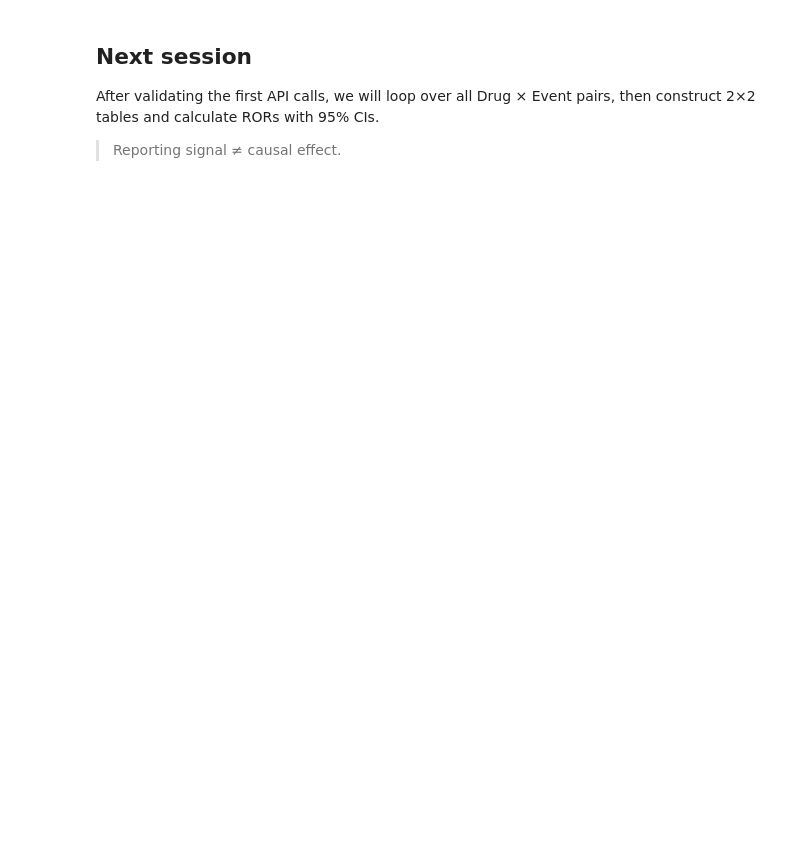
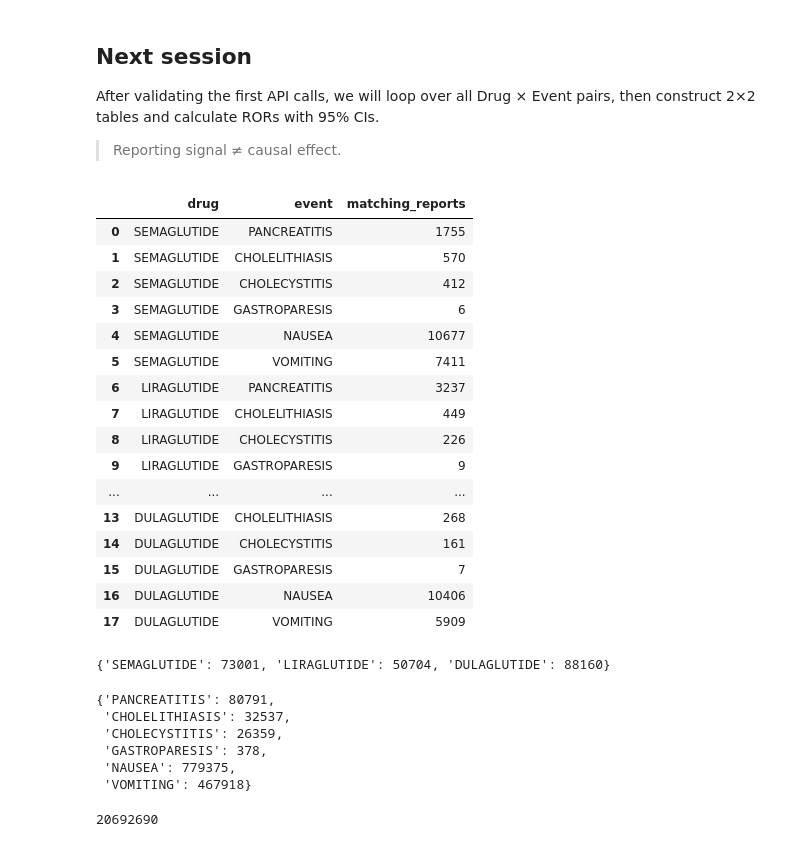
Before and after one commit to Majed-MD-AI/GLP1-Real-World-Drug-Safety, a Jupyter notebook: 01_openfda_data.ipynb, the cells around one changed output. Saved outputs shown, nothing was run; the diff lists cells and outputs as text; code cells hidden in the pictures; blank space fills up the shorter version.

```diff
--- a/01_openfda_data.ipynb
+++ b/01_openfda_data.ipynb
@@ -42,3 +51,82 @@ drug_event_query
 After validating the first API calls, we will loop over all Drug × Event pairs, then construct 2×2 tables and calculate RORs with 95% CIs.
 
 > Reporting signal ≠ causal effect.
+# %%
+rows = []
+
+for drug in DRUGS:
+    for event in EVENTS:
+        query = (
+            f'patient.drug.openfda.generic_name:"{drug}" '
+            f'AND patient.reaction.reactionmeddrapt:"{event}"'
+        )
+
+        count = get_total(query)
+
+        rows.append({
+            "drug": drug,
+            "event": event,
+            "matching_reports": count
+        })
+
+summary = pd.DataFrame(rows)
+summary
+# %% [output]
+|  | drug | event | matching_reports |
+| 0 | SEMAGLUTIDE | PANCREATITIS | 1755 |
+| 1 | SEMAGLUTIDE | CHOLELITHIASIS | 570 |
+| 2 | SEMAGLUTIDE | CHOLECYSTITIS | 412 |
+| 3 | SEMAGLUTIDE | GASTROPARESIS | 6 |
+| 4 | SEMAGLUTIDE | NAUSEA | 10677 |
+| 5 | SEMAGLUTIDE | VOMITING | 7411 |
+| 6 | LIRAGLUTIDE | PANCREATITIS | 3237 |
+| 7 | LIRAGLUTIDE | CHOLELITHIASIS | 449 |
+| 8 | LIRAGLUTIDE | CHOLECYSTITIS | 226 |
+| 9 | LIRAGLUTIDE | GASTROPARESIS | 9 |
+| ... | ... | ... | ... |
+| 13 | DULAGLUTIDE | CHOLELITHIASIS | 268 |
+| 14 | DULAGLUTIDE | CHOLECYSTITIS | 161 |
+| 15 | DULAGLUTIDE | GASTROPARESIS | 7 |
+| 16 | DULAGLUTIDE | NAUSEA | 10406 |
+| 17 | DULAGLUTIDE | VOMITING | 5909 |
+# %%
+drug_totals = {}
+
+for drug in DRUGS:
+    query = f'patient.drug.openfda.generic_name:"{drug}"'
+    drug_totals[drug] = get_total(query)
+
+drug_totals
+# %% [output]
+{'SEMAGLUTIDE': 73001, 'LIRAGLUTIDE': 50704, 'DULAGLUTIDE': 88160}
+# %%
+event_totals = {}
+
+for event in EVENTS:
+    query = f'patient.reaction.reactionmeddrapt:"{event}"'
+    event_totals[event] = get_total(query)
+
+event_totals
+# %% [output]
+{'PANCREATITIS': 80791,
+ 'CHOLELITHIASIS': 32537,
+ 'CHOLECYSTITIS': 26359,
+ 'GASTROPARESIS': 378,
+ 'NAUSEA': 779375,
+ 'VOMITING': 467918}
+# %%
+params = {"limit": 1}
+
+response = requests.get(
+    BASE_URL,
+    params=params,
+    timeout=30
+)
+
+response.raise_for_status()
+
+total_reports = response.json()["meta"]["results"]["total"]
+
+total_reports
+# %% [output]
+20692690
```
Also changed, not shown: parts of 9 cells of this notebook.
